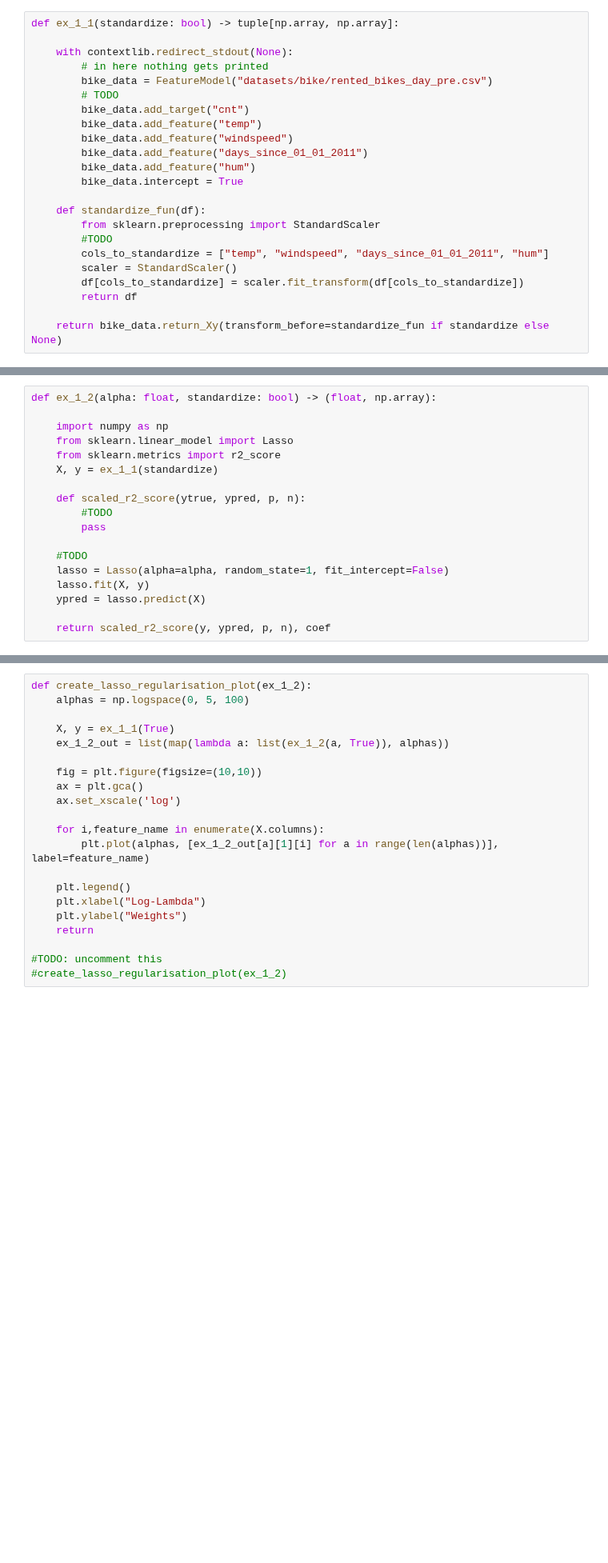
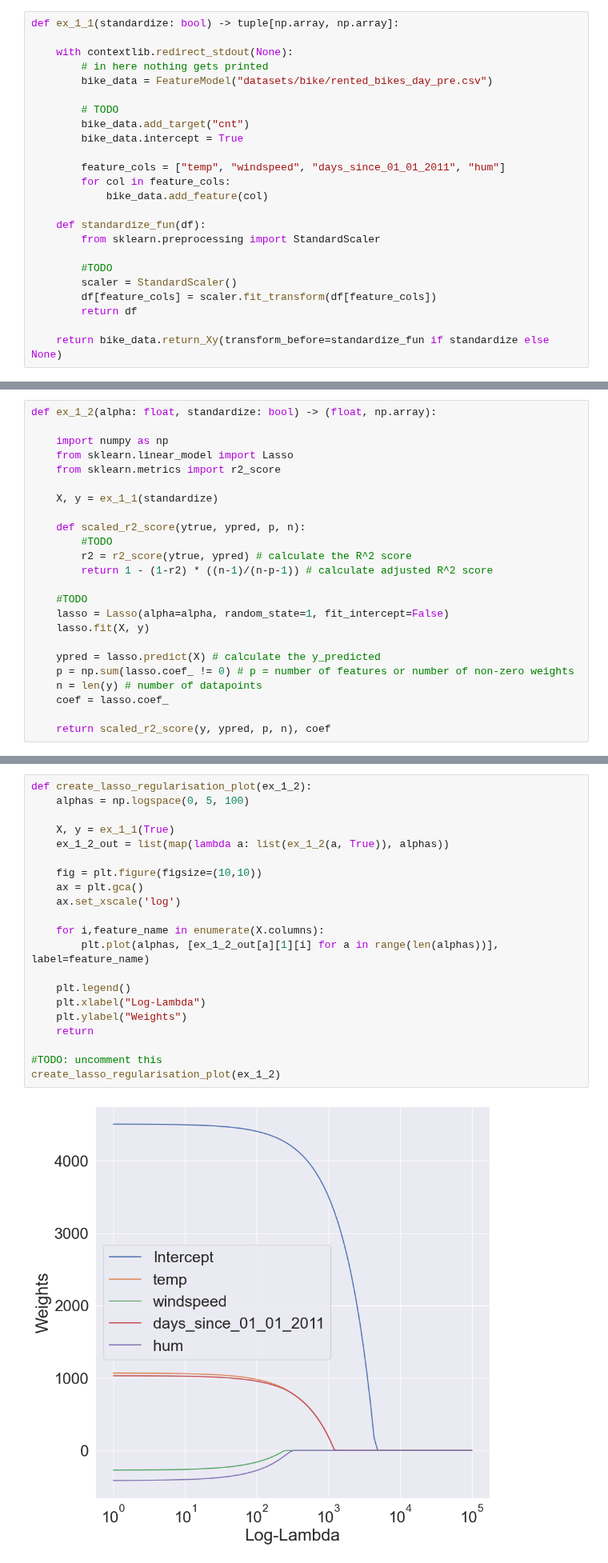
Before and after one commit to sujitdebnath/fau-xml-exercises-ss23, a Jupyter notebook: xml_ce1/ce1.ipynb, the cells around one changed output, grey strips where cells are left out. Shown at 80% size. Saved outputs shown, nothing was run; the diff lists cells and outputs as text; blank space fills up the shorter version.

```diff
--- a/xml_ce1/ce1.ipynb
+++ b/xml_ce1/ce1.ipynb
@@ -335,20 +335,21 @@ def ex_1_1(standardize: bool) -> tuple[np.array, np.array]:
     with contextlib.redirect_stdout(None):
         # in here nothing gets printed
         bike_data = FeatureModel("datasets/bike/rented_bikes_day_pre.csv")
+
         # TODO
         bike_data.add_target("cnt")
-        bike_data.add_feature("temp")
-        bike_data.add_feature("windspeed")
-        bike_data.add_feature("days_since_01_01_2011")
-        bike_data.add_feature("hum")
         bike_data.intercept = True
+
+        feature_cols = ["temp", "windspeed", "days_since_01_01_2011", "hum"]
+        for col in feature_cols:
+            bike_data.add_feature(col)
 
     def standardize_fun(df):
         from sklearn.preprocessing import StandardScaler
+
         #TODO
-        cols_to_standardize = ["temp", "windspeed", "days_since_01_01_2011", "hum"]
         scaler = StandardScaler()
-        df[cols_to_standardize] = scaler.fit_transform(df[cols_to_standardize])
+        df[feature_cols] = scaler.fit_transform(df[feature_cols])
         return df
 
     return bike_data.return_Xy(transform_before=standardize_fun if standardize else None)
@@ -370,15 +371,21 @@ def ex_1_2(alpha: float, standardize: bool) -> (float, np.array):
     import numpy as np
     from sklearn.linear_model import Lasso
     from sklearn.metrics import r2_score
+
     X, y = ex_1_1(standardize)
 
     def scaled_r2_score(ytrue, ypred, p, n):
         #TODO
-        pass
+        r2 = r2_score(ytrue, ypred) # calculate the R^2 score
+        return 1 - (1-r2) * ((n-1)/(n-p-1)) # calculate adjusted R^2 score
 
     #TODO
     lasso = Lasso(alpha=alpha, random_state=1, fit_intercept=False)
     lasso.fit(X, y)
-    ypred = lasso.predict(X)
+
+    ypred = lasso.predict(X) # calculate the y_predicted
+    p = np.sum(lasso.coef_ != 0) # p = number of features or number of non-zero weights
+    n = len(y) # number of datapoints
+    coef = lasso.coef_
 
     return scaled_r2_score(y, ypred, p, n), coef
@@ -389,24 +397,26 @@ The provided function `<function ex_1_2 at 0x...>` does either not take the requ
 # %%
 def create_lasso_regularisation_plot(ex_1_2):
     alphas = np.logspace(0, 5, 100)
 
     X, y = ex_1_1(True)
     ex_1_2_out = list(map(lambda a: list(ex_1_2(a, True)), alphas))
 
     fig = plt.figure(figsize=(10,10))
     ax = plt.gca()
     ax.set_xscale('log')
 
     for i,feature_name in enumerate(X.columns):
         plt.plot(alphas, [ex_1_2_out[a][1][i] for a in range(len(alphas))], label=feature_name)
 
     plt.legend()
     plt.xlabel("Log-Lambda")
     plt.ylabel("Weights")
     return
 
 #TODO: uncomment this
-#create_lasso_regularisation_plot(ex_1_2)
+create_lasso_regularisation_plot(ex_1_2)
+# %% [output]
+[figure, added]
 # %%
 def create_r2_score_plot(ex_1_2):
     alphas = np.logspace(0, 5, 100)
```
Also changed, not shown: parts of 4 cells of this notebook, 1 other file.
